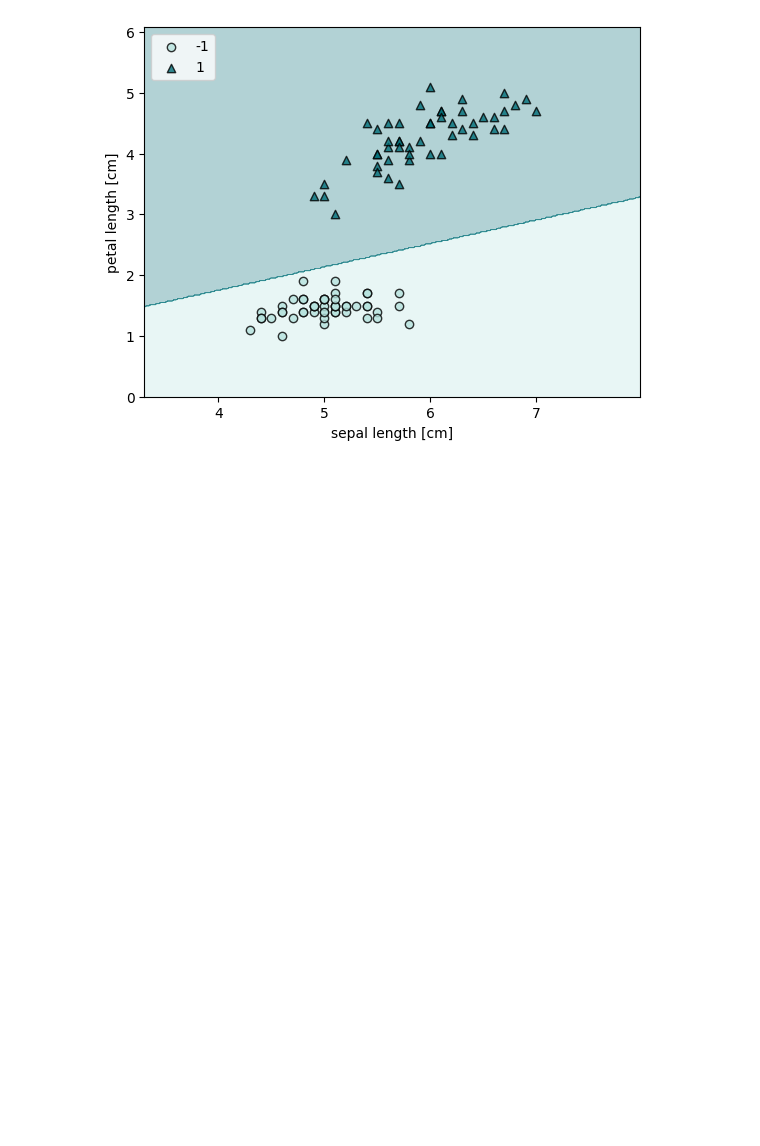
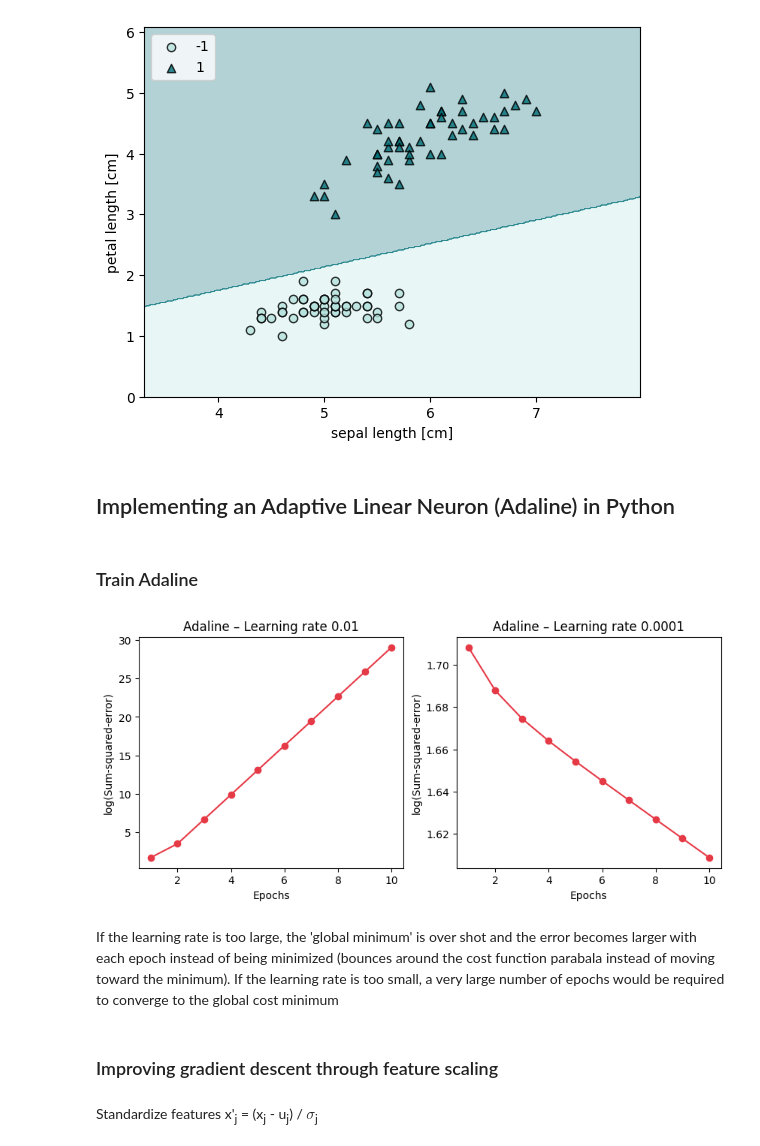
Before and after one commit to allisonwelch1/drone-methane, a Jupyter notebook: tutorials/python-machine-learning-ch02.ipynb, the cells around one changed output. Saved outputs shown, nothing was run; the diff lists cells and outputs as text; code cells hidden in the pictures; blank space fills up the shorter version.

```diff
--- a/tutorials/python-machine-learning-ch02.ipynb
+++ b/tutorials/python-machine-learning-ch02.ipynb
@@ -165,3 +171,5 @@ plt.legend(loc='upper left')
 plt.show()
 # %% [output]
 [figure]
+# %% [markdown]
+<h2>Implementing an Adaptive Linear Neuron (Adaline) in Python</h2>
@@ -167,0 +245,29 @@ plt.show()
+# %% [markdown]
+<h3>Train Adaline</h3>
+# %%
+fig, ax = plt.subplots(nrows=1, ncols=2, figsize=(10, 4))
+
+ada1 = AdalineGD(n_iter=10, eta=0.01).fit(X, y)
+ax[0].plot(range(1, len(ada1.cost_) + 1), np.log10(ada1.cost_),
+           marker='o', color='#e63946')
+ax[0].set_xlabel('Epochs')
+ax[0].set_ylabel('log(Sum-squared-error)')
+ax[0].set_title('Adaline – Learning rate 0.01')
+
+ada2 = AdalineGD(n_iter=10, eta=0.0001).fit(X, y)
+ax[1].plot(range(1, len(ada2.cost_) + 1), np.log10(ada2.cost_),
+           marker='o', color='#e63946')
+ax[1].set_xlabel('Epochs')
+ax[1].set_ylabel('log(Sum-squared-error)')
+ax[1].set_title('Adaline – Learning rate 0.0001')
+
+plt.show()
+# %% [output]
+[figure, added]
+# %% [markdown]
+If the learning rate is too large, the 'global minimum' is over shot and the error becomes larger with each epoch instead of being minimized (bounces around the cost function parabala instead of moving toward the minimum). If the learning rate is too small, a very large number of epochs would be required to converge to the global cost minimum
+# %% [markdown]
+<h3>Improving gradient descent through feature scaling</h3>
+# %% [markdown]
+Standardize features
+x'<sub>j</sub> = (x<sub>j</sub> - u<sub>j</sub>) / $\sigma$<sub>j</sub>
```
Also changed, not shown: parts of 10 cells of this notebook, 1 other file.
